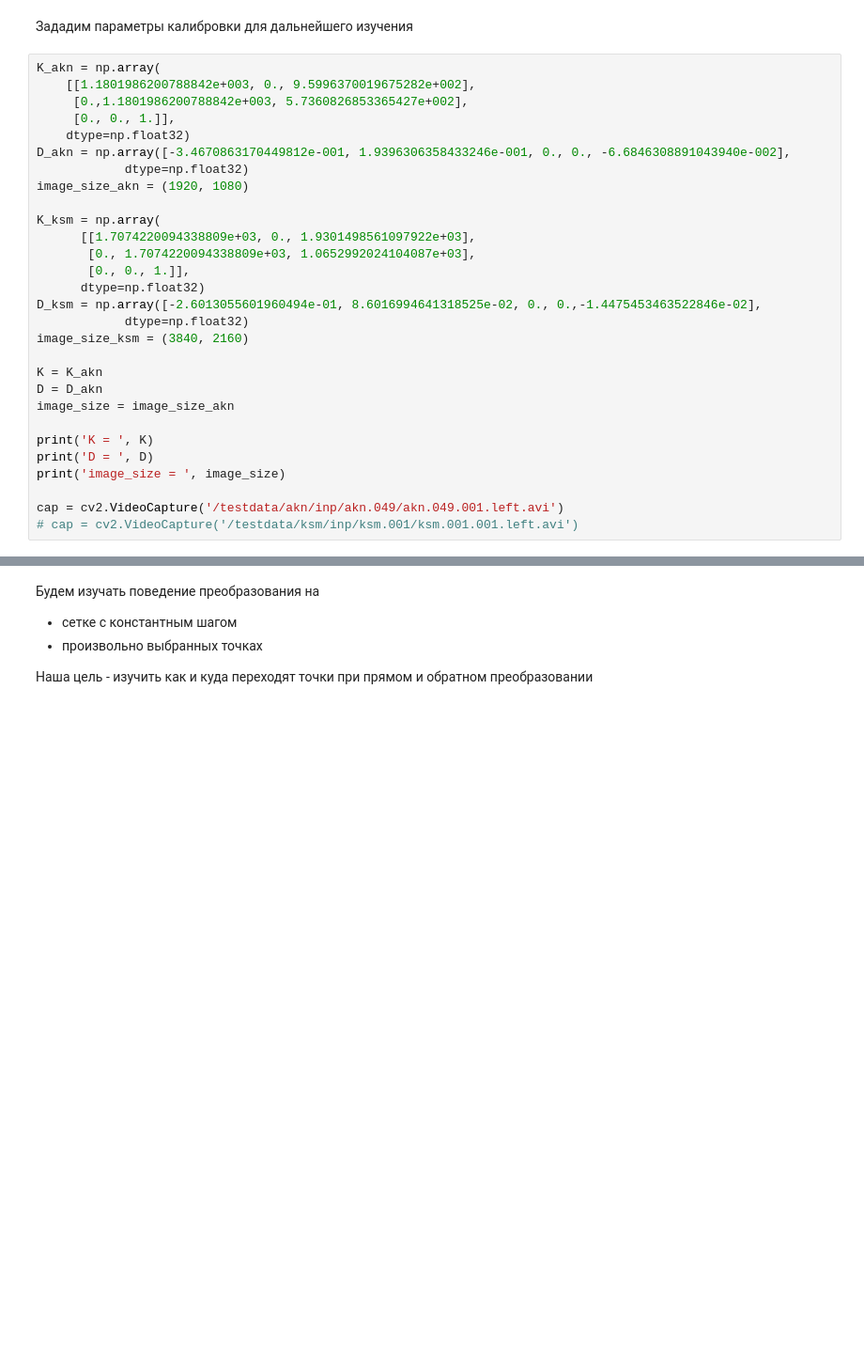
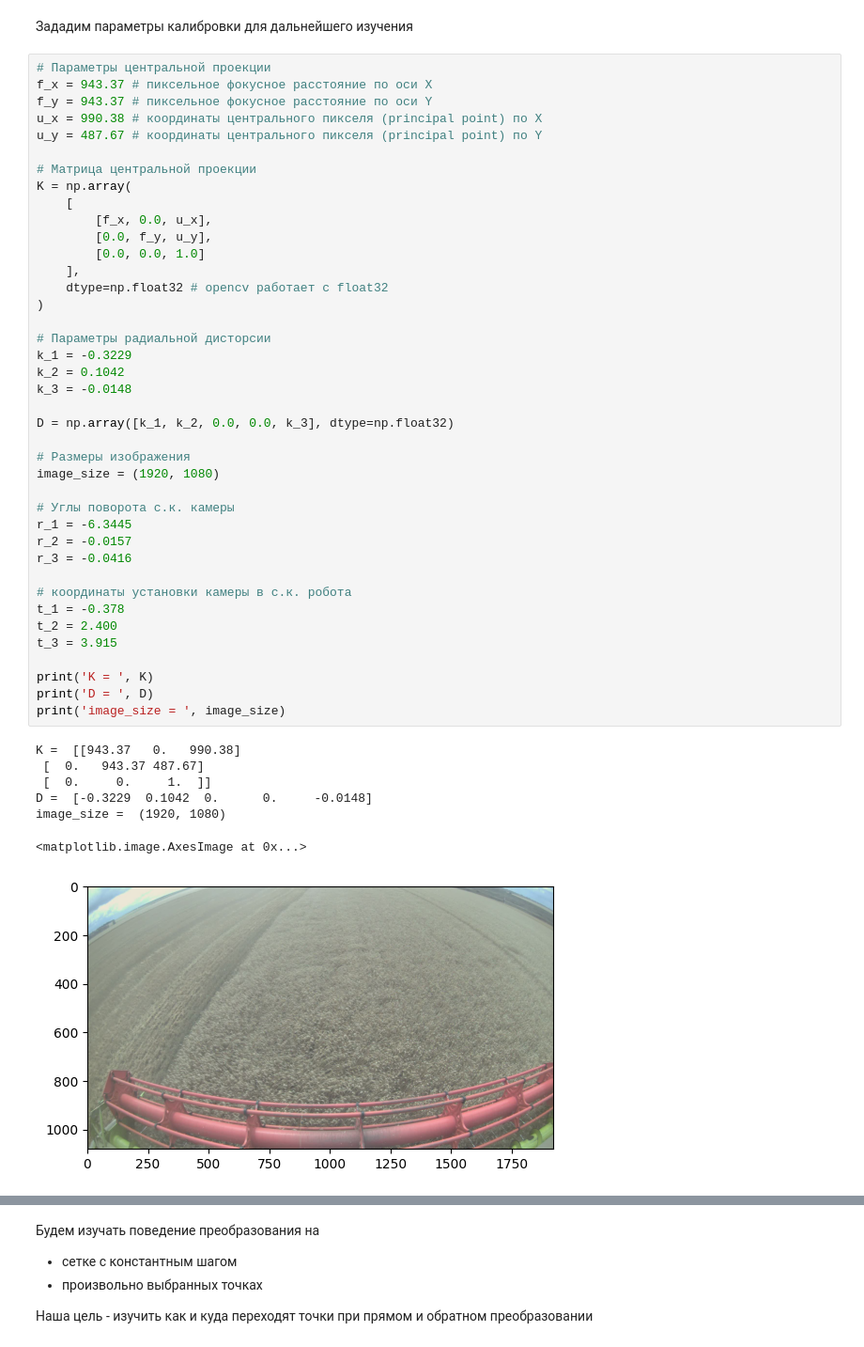
Before and after one commit to vicproon/camgeom, a Jupyter notebook: notebooks/warping-transforms.ipynb, the cells around one changed output, grey strips where cells are left out. Shown at 94% size. Drawn from its saved outputs; the diff is of its cells as text; blank space fills up the shorter version.

```diff
--- a/notebooks/warping-transforms.ipynb
+++ b/notebooks/warping-transforms.ipynb
@@ -8,31 +54,50 @@ import matplotlib.pyplot as plt
 # %% [markdown]
 Зададим параметры калибровки для дальнейшего изучения
-# %%
-K_akn = np.array(
-    [[1.1801986200788842e+003, 0., 9.5996370019675282e+002],
-     [0.,1.1801986200788842e+003, 5.7360826853365427e+002],
-     [0., 0., 1.]],
-    dtype=np.float32)
-D_akn = np.array([-3.4670863170449812e-001, 1.9396306358433246e-001, 0., 0., -6.6846308891043940e-002],
-            dtype=np.float32)
-image_size_akn = (1920, 1080)
-
-K_ksm = np.array(
-      [[1.7074220094338809e+03, 0., 1.9301498561097922e+03],
-       [0., 1.7074220094338809e+03, 1.0652992024104087e+03],
-       [0., 0., 1.]],
-      dtype=np.float32)
-D_ksm = np.array([-2.6013055601960494e-01, 8.6016994641318525e-02, 0., 0.,-1.4475453463522846e-02],
-            dtype=np.float32)
-image_size_ksm = (3840, 2160)
-
-K = K_akn
-D = D_akn
-image_size = image_size_akn
-
-print('K = ', K)
-print('D = ', D)
-print('image_size = ', image_size)
-
-cap = cv2.VideoCapture('/testdata/akn/inp/akn.049/akn.049.001.left.avi')
-# cap = cv2.VideoCapture('/testdata/ksm/inp/ksm.001/ksm.001.001.left.avi')
+# %%
+# Параметры центральной проекции
+f_x = 943.37 # пиксельное фокусное расстояние по оси X
+f_y = 943.37 # пиксельное фокусное расстояние по оси Y
+u_x = 990.38 # координаты центрального пикселя (principal point) по X
+u_y = 487.67 # координаты центрального пикселя (principal point) по Y
+
+# Матрица центральной проекции
+K = np.array(
+    [
+        [f_x, 0.0, u_x],
+        [0.0, f_y, u_y],
+        [0.0, 0.0, 1.0]
+    ],
+    dtype=np.float32 # opencv работает с float32
+)
+
+# Параметры радиальной дисторсии
+k_1 = -0.3229
+k_2 = 0.1042
+k_3 = -0.0148
+
+D = np.array([k_1, k_2, 0.0, 0.0, k_3], dtype=np.float32)
+
+# Размеры изображения
+image_size = (1920, 1080)
+
+# Углы поворота с.к. камеры
+r_1 = -6.3445
+r_2 = -0.0157
+r_3 = -0.0416
+
+# координаты установки камеры в с.к. робота
+t_1 = -0.378
+t_2 = 2.400
+t_3 = 3.915
+
+print('K = ', K)
+print('D = ', D)
+print('image_size = ', image_size)
+# %% [output]
+K =  [[943.37   0.   990.38]
+ [  0.   943.37 487.67]
+ [  0.     0.     1.  ]]
+D =  [-0.3229  0.1042  0.      0.     -0.0148]
+image_size =  (1920, 1080)
+<matplotlib.image.AxesImage at 0x...>
+[figure, added]
```
Also changed, not shown: parts of 13 cells of this notebook.
